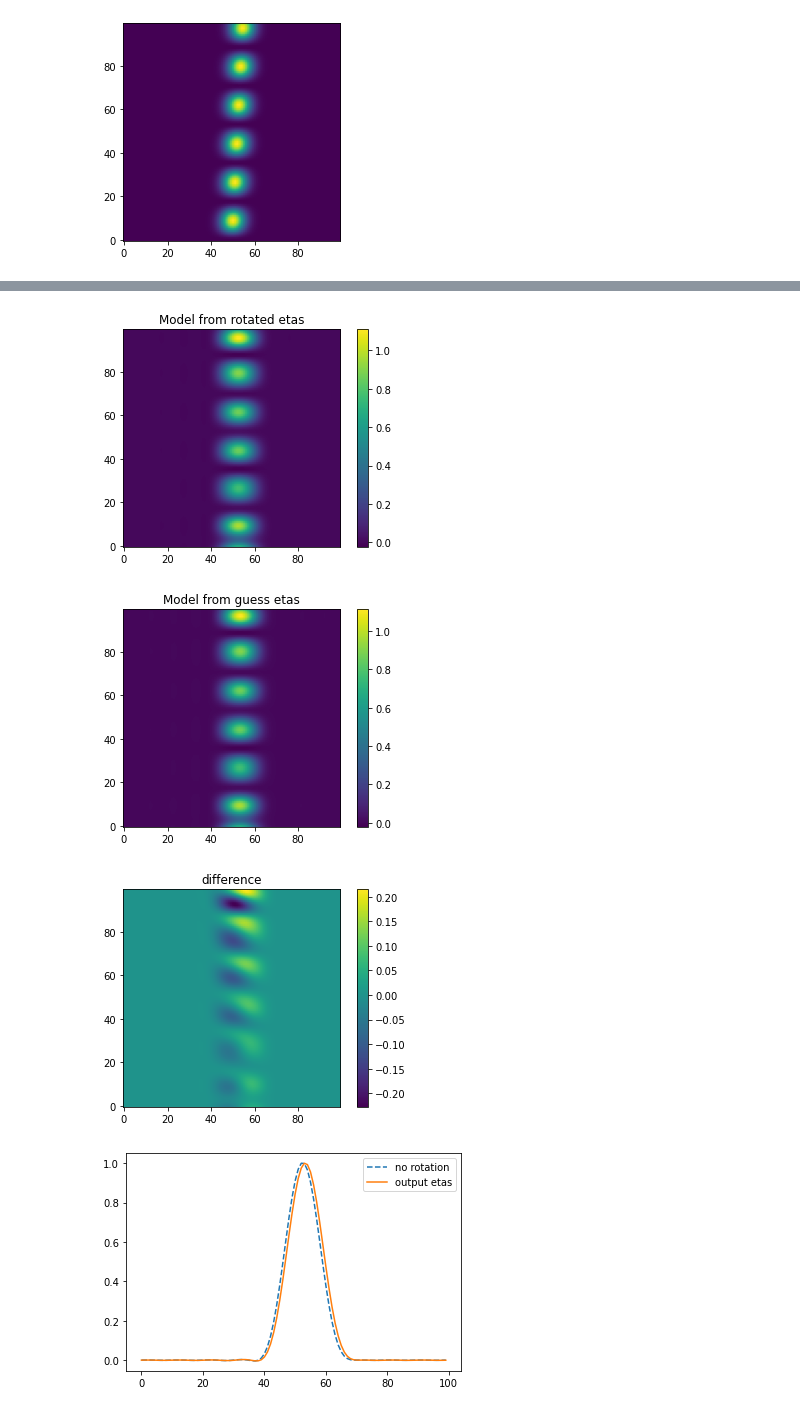
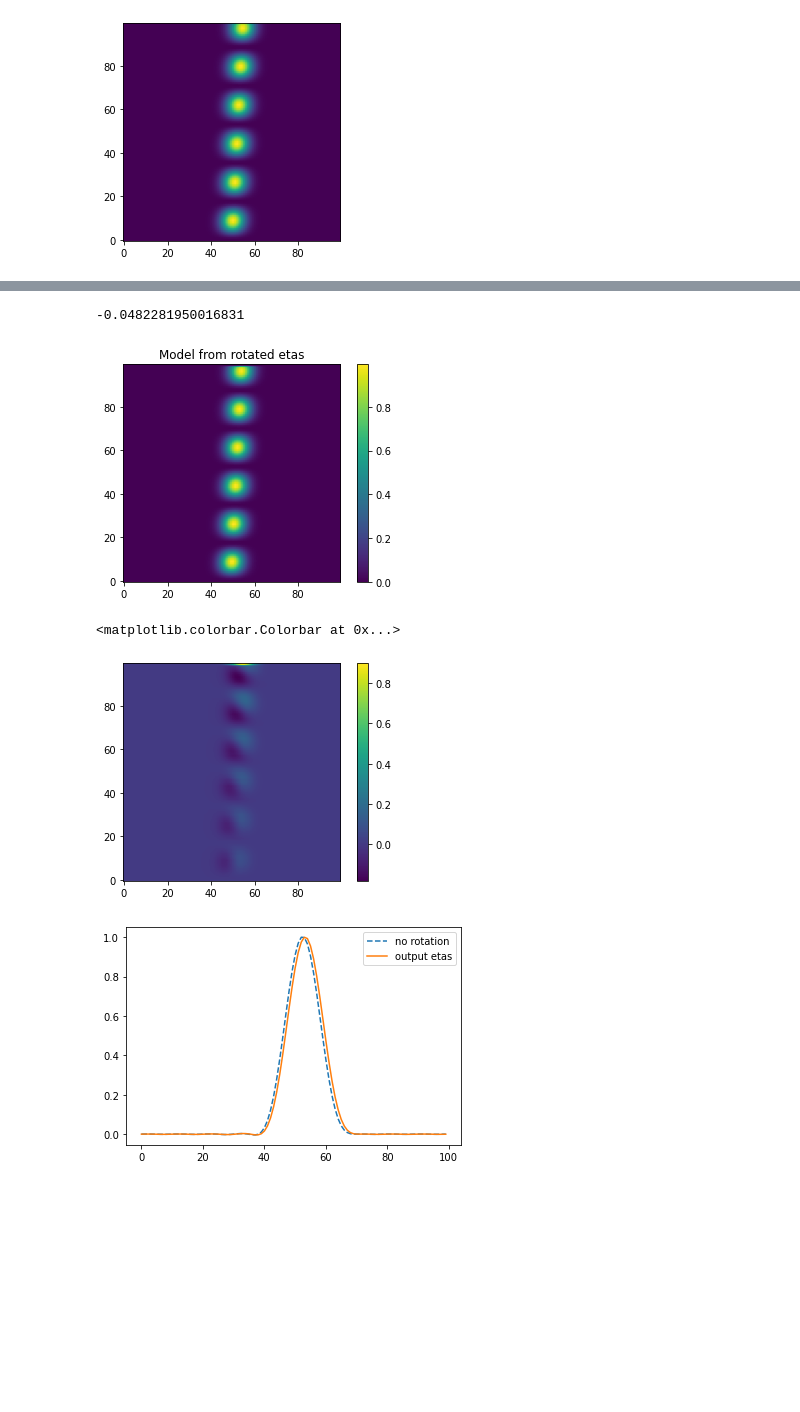
Before and after one commit to krlodeleon/spectro, a Jupyter notebook: testing_parametrized_outer_product.ipynb, the cells around one changed output, grey strips where cells are left out. Drawn from its saved outputs; the diff is of its cells as text; code cells hidden in the pictures; blank space fills up the shorter version.

```diff
--- a/testing_parametrized_outer_product.ipynb
+++ b/testing_parametrized_outer_product.ipynb
@@ -959,54 +954,38 @@ Working on iteration 3.
+# %%
+guess[2]
+# %% [output]
+-0.0482281950016831
 # %%
-eta1_guess, eta2_guess = guess[2], guess[3]
-
 xxs, yys = np.meshgrid(xs,ys)
 xxs_flat = xxs.flatten()
 yys_flat = yys.flatten()
 
-deform = np.array([[1,0],[0,1]])
+deform = np.array([[1,guess[2]],[0,1]])
 
 xys_stacked = np.vstack((xxs_flat,yys_flat))
 xys_stacked = np.matmul(deform, xys_stacked)
 eta1s = xys_stacked[0]
 eta2s = xys_stacked[1]
 
 design_y1_test = fourier_design2(eta2s, n_freq_y, 1)
 design_x1_test = fourier_design2(eta1s, n_freq_x, 1)
 
 y_hat1 = np.matmul(design_y1_test,guess[0])
 x_hat1 = np.matmul(design_x1_test,guess[1])
 
 data_model_fourier1 = y_hat1*x_hat1
 data_model_fourier1 = data_model_fourier1.reshape(np.shape(data_sim))
 plt.title('Model from rotated etas')
 plt.imshow(data_model_fourier1, origin='lower')
 plt.colorbar()
 plt.show()
 
-#XXXXXXXXXX#
-
-design_y2_test = fourier_design2(eta2_guess, n_freq_y, 1)
-design_x2_test = fourier_design2(eta1_guess, n_freq_x, 1)
-
-y_hat2 = np.matmul(design_y2_test,guess[0])
-x_hat2 = np.matmul(design_x2_test,guess[1])
-
-data_model_fourier2 = y_hat2*x_hat2
-data_model_fourier2 = data_model_fourier2.reshape(np.shape(data_sim))
-
-plt.title('Model from guess etas')
-plt.imshow(data_model_fourier2, origin='lower')
+plt.imshow(data_sim - data_model_fourier1, origin='lower')
 plt.colorbar()
-plt.show()
-
-plt.title('difference')
-plt.imshow(data_model_fourier2-data_model_fourier1, origin='lower')
-plt.colorbar()
-plt.show()
 # %% [output]
-[figure, old version]
+[figure, new version]
+<matplotlib.colorbar.Colorbar at 0x...>
-[figure, old version]
+[figure, new version]
-[figure, removed]
 # %%
 row = 90
 
```
Also changed, not shown: parts of 2 cells of this notebook.
